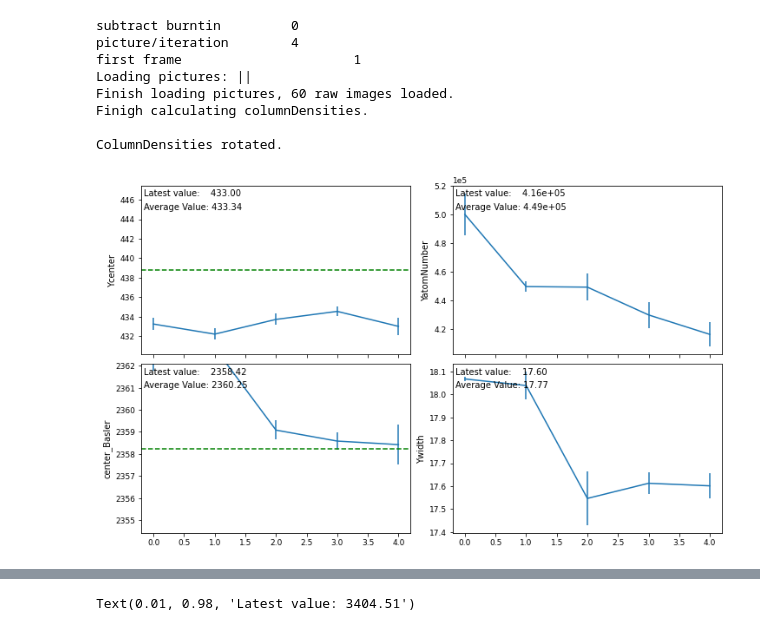
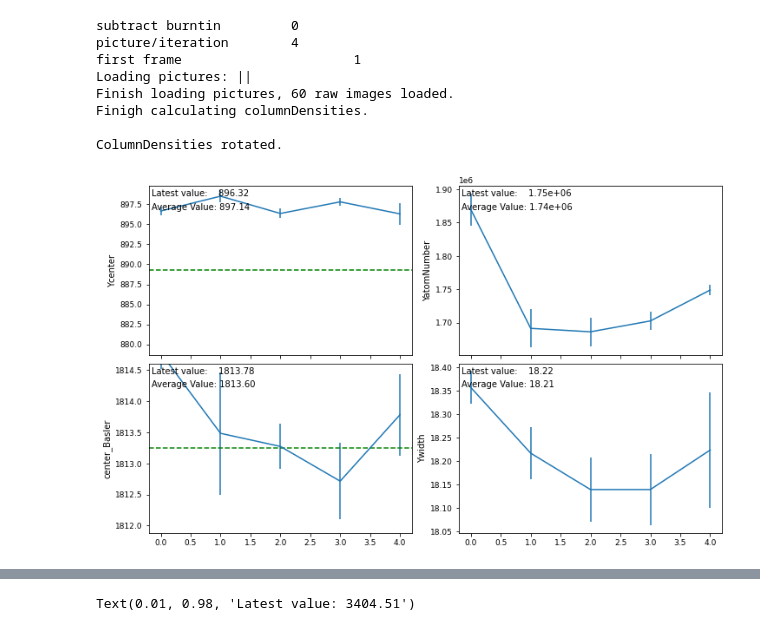
Before and after one commit to insommer/AnalysisCode, a Jupyter notebook: Applications/Evaluate ODT Align.ipynb, the cells around one changed output, grey strips where cells are left out. Cells and saved outputs as stored; diff of their text form; code cells hidden in the pictures.

```diff
--- a/Applications/Evaluate ODT Align.ipynb
+++ b/Applications/Evaluate ODT Align.ipynb
@@ -14,12 +14,12 @@ import os
 #Set the date and the folder name
 ####################################
 dataRootFolder =r"D:\Dropbox (Lehigh University)\Sommer Lab Shared\Data"
-date = '8/15/2024'
+date = '9/9/2024'
 
-ODT_Position = '-1'
+ODT_Position = '1900'
 task = 'Misalign'
 task = 'Align'
-expectedValues = [1208.011 - 3.8461538461538463 * 200, 2358.250]
+expectedValues = [889.247, 1813.244]
 
 data_folder = ' '.join([r'Andor/ODT',  ODT_Position, task])
 Basler_folder = ' '.join([r'Basler/ODT',  ODT_Position, task])
@@ -68,14 +68,12 @@ rowend = -10
 columnstart = 10
 columnend = -10
 
-rowstart = 600
-rowend = -700
+columnstart=800
+columnend= 1600
 
-columnstart=650
-columnend=-750
+rowstart = 680
+rowend = 1150
 
-rowstart = 800
-rowend = -900
 
 
 ####################################
@@ -131,37 +129,40 @@ fileNo = len(files)
 imgs_Basler = []
 for file in files[examFrom: examUntil]:
     path = os.path.join(data_folder_Basler, file)
-    imgs_Basler.append( plt.imread(path)[...,0] )
+    temp = np.fromfile(path, dtype=np.uint8)
+    arr = np.reshape(temp, (2160,3840)) # Basler dart resolution
+    imgs_Basler.append(arr)
+    # imgs_Basler.append( plt.imread(path)[...,0] )
 imgs_Basler = np.array(imgs_Basler)
 
 # Fit 1-D picture
 imgs_oneD = imgs_Basler.sum(axis=1)
 popt_Basler=[]
 for ii in imgs_oneD:
     popt, _ = ImageAnalysisCode.fitSingleGaussian(ii, signal_feature='narrow')
     popt_Basler.append(popt)
 
 # Extract the position of the light and conbime it with the data from Zyla
 center_Basler = [ii[1] for ii in popt_Basler]
 dfjoin = results[['ODT_Misalign', 'Ycenter', 'Ywidth', 'YatomNumber']].copy()
 dfjoin['center_Basler'] = center_Basler
 
 if task.startswith('Align'):
     ImageAnalysisCode.odtAlign(dfjoin, *expectedValues, repetition=repetition,
                                rcParams=rcParams)
 
 elif task.startswith('Misalign'):
     ImageAnalysisCode.odtMisalign(dfjoin, rcParams=rcParams)
 # %% [output]
 subtract burntin         0
 picture/iteration        4
 first frame                      1
 Loading pictures: ||
 Finish loading pictures, 60 raw images loaded.
 Finigh calculating columnDensities.
 
 ColumnDensities rotated.
-[figure, old version]
+[figure, new version]
 # %%
 ImageAnalysisCode.plotImgAndFitResult(columnDensities, [popts], bgs=bgs, dx=dx,
                                           plotPWindow=plotPWindow,
```
Also changed, not shown: parts of 2 cells of this notebook, 4 other files.
